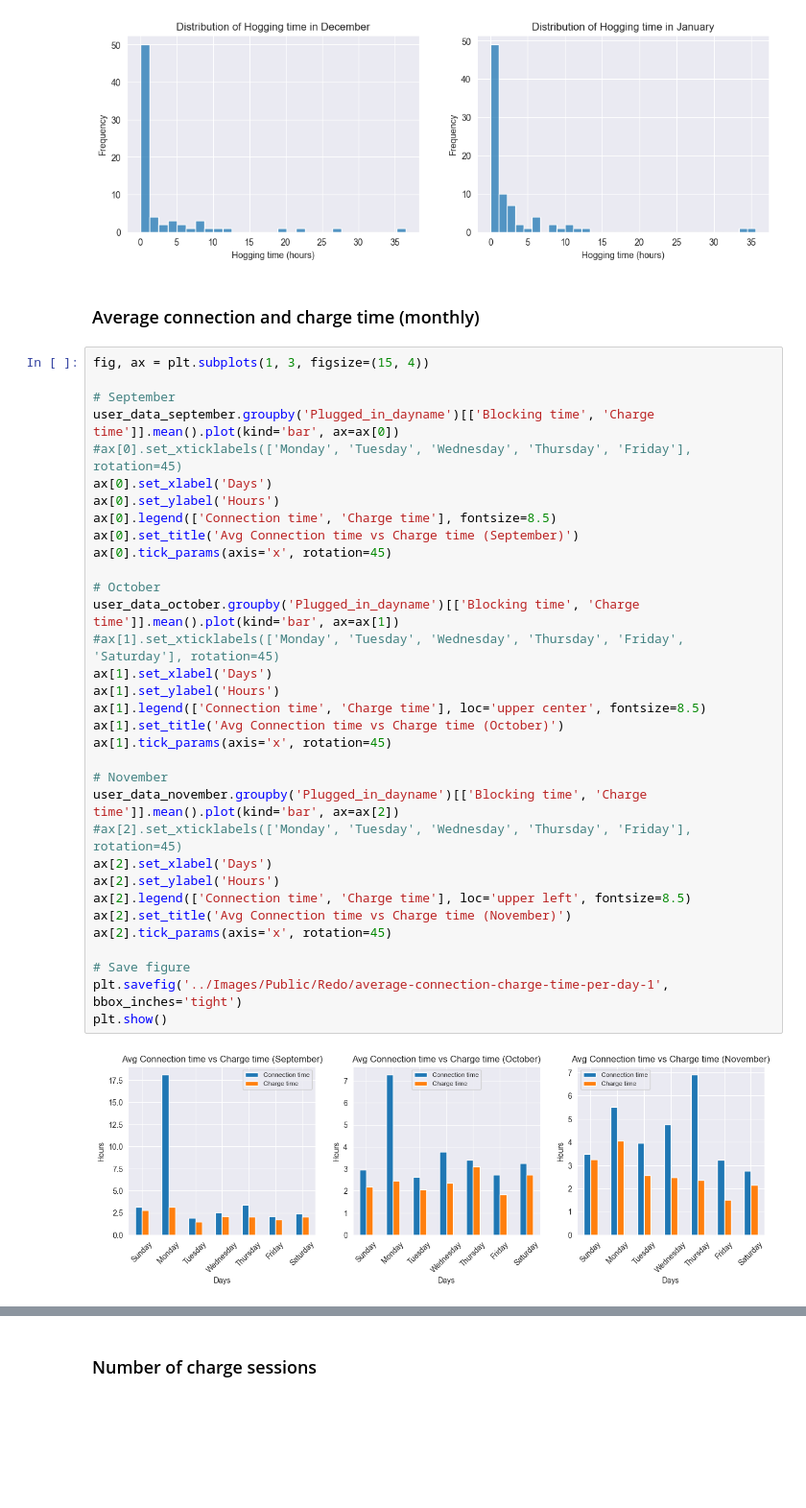
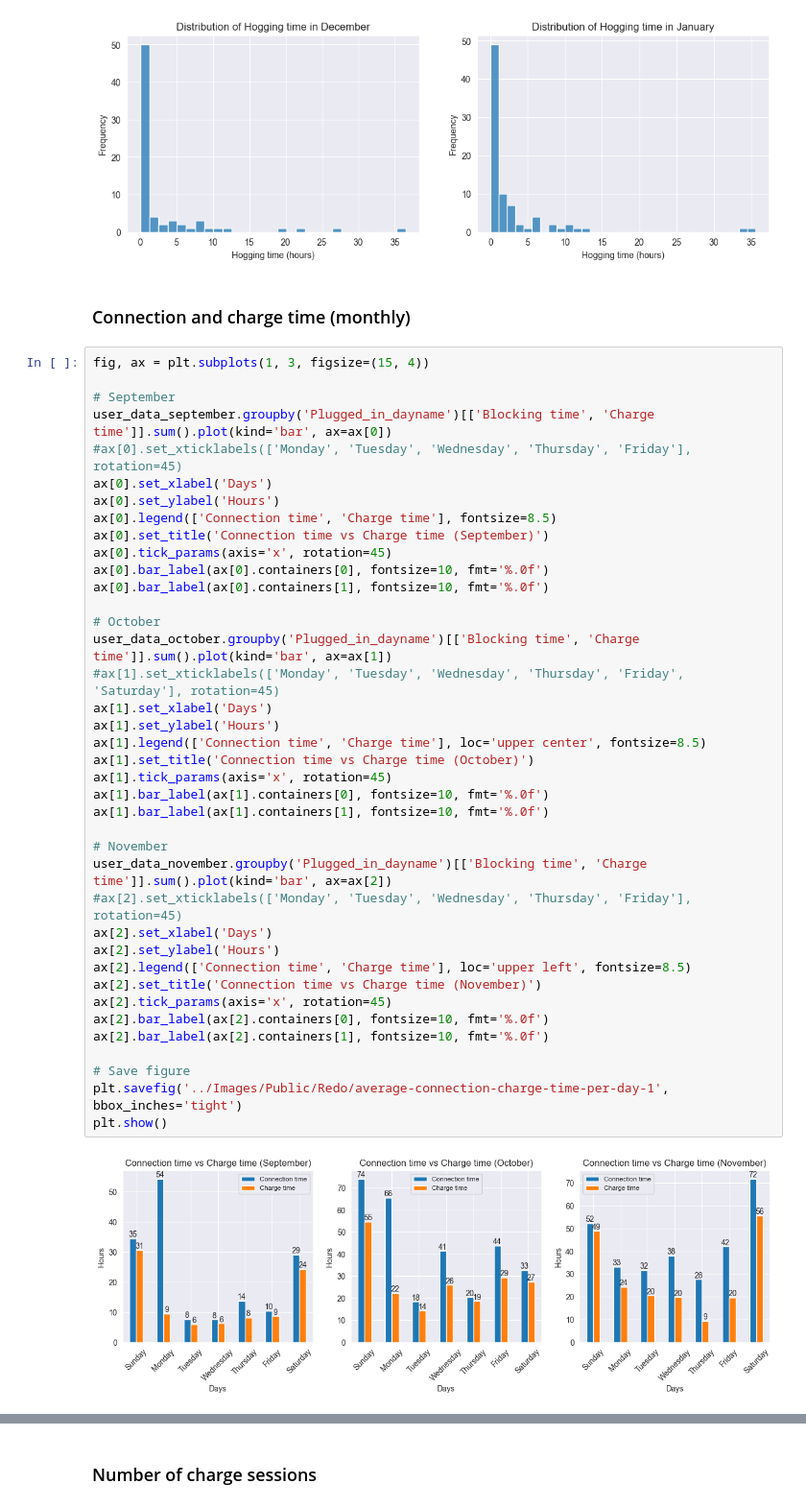
Before and after one commit to Omotayewo/EV-charging-analysis, a Jupyter notebook: Notebooks/Analysis of Electric Vehicle Charging Transactions (Users).ipynb, the cells around one changed output, grey strips where cells are left out. Shown at 96% size. Drawn from its saved outputs; the diff is of its cells as text; blank space fills up the shorter version.

```diff
--- a/Notebooks/Analysis of Electric Vehicle Charging Transactions (Users).ipynb
+++ b/Notebooks/Analysis of Electric Vehicle Charging Transactions (Users).ipynb
@@ -595,42 +599,48 @@ plt.show()
 # %% [output]
 [figure]
 # %% [markdown]
-### Average connection and charge time (monthly)
+### Connection and charge time (monthly)
 # %%
 fig, ax = plt.subplots(1, 3, figsize=(15, 4))
 
 # September
-user_data_september.groupby('Plugged_in_dayname')[['Blocking time', 'Charge time']].mean().plot(kind='bar', ax=ax[0])
+user_data_september.groupby('Plugged_in_dayname')[['Blocking time', 'Charge time']].sum().plot(kind='bar', ax=ax[0])
 #ax[0].set_xticklabels(['Monday', 'Tuesday', 'Wednesday', 'Thursday', 'Friday'], rotation=45)
 ax[0].set_xlabel('Days')
 ax[0].set_ylabel('Hours')
 ax[0].legend(['Connection time', 'Charge time'], fontsize=8.5)
-ax[0].set_title('Avg Connection time vs Charge time (September)')
+ax[0].set_title('Connection time vs Charge time (September)')
 ax[0].tick_params(axis='x', rotation=45)
+ax[0].bar_label(ax[0].containers[0], fontsize=10, fmt='%.0f')
+ax[0].bar_label(ax[0].containers[1], fontsize=10, fmt='%.0f')
 
 # October
-user_data_october.groupby('Plugged_in_dayname')[['Blocking time', 'Charge time']].mean().plot(kind='bar', ax=ax[1])
+user_data_october.groupby('Plugged_in_dayname')[['Blocking time', 'Charge time']].sum().plot(kind='bar', ax=ax[1])
 #ax[1].set_xticklabels(['Monday', 'Tuesday', 'Wednesday', 'Thursday', 'Friday', 'Saturday'], rotation=45)
 ax[1].set_xlabel('Days')
 ax[1].set_ylabel('Hours')
 ax[1].legend(['Connection time', 'Charge time'], loc='upper center', fontsize=8.5)
-ax[1].set_title('Avg Connection time vs Charge time (October)')
+ax[1].set_title('Connection time vs Charge time (October)')
 ax[1].tick_params(axis='x', rotation=45)
+ax[1].bar_label(ax[1].containers[0], fontsize=10, fmt='%.0f')
+ax[1].bar_label(ax[1].containers[1], fontsize=10, fmt='%.0f')
 
 # November
-user_data_november.groupby('Plugged_in_dayname')[['Blocking time', 'Charge time']].mean().plot(kind='bar', ax=ax[2])
+user_data_november.groupby('Plugged_in_dayname')[['Blocking time', 'Charge time']].sum().plot(kind='bar', ax=ax[2])
 #ax[2].set_xticklabels(['Monday', 'Tuesday', 'Wednesday', 'Thursday', 'Friday'], rotation=45)
 ax[2].set_xlabel('Days')
 ax[2].set_ylabel('Hours')
 ax[2].legend(['Connection time', 'Charge time'], loc='upper left', fontsize=8.5)
-ax[2].set_title('Avg Connection time vs Charge time (November)')
+ax[2].set_title('Connection time vs Charge time (November)')
 ax[2].tick_params(axis='x', rotation=45)
+ax[2].bar_label(ax[2].containers[0], fontsize=10, fmt='%.0f')
+ax[2].bar_label(ax[2].containers[1], fontsize=10, fmt='%.0f')
 
 # Save figure
 plt.savefig('../Images/Public/Redo/average-connection-charge-time-per-day-1', bbox_inches='tight')
 plt.show()
 # %% [output]
-[figure, old version]
+[figure, new version]
 # %%
 fig, ax = plt.subplots(1, 2, figsize=(15, 4))
 
```
Also changed, not shown: parts of 39 cells of this notebook, 12 other files.
